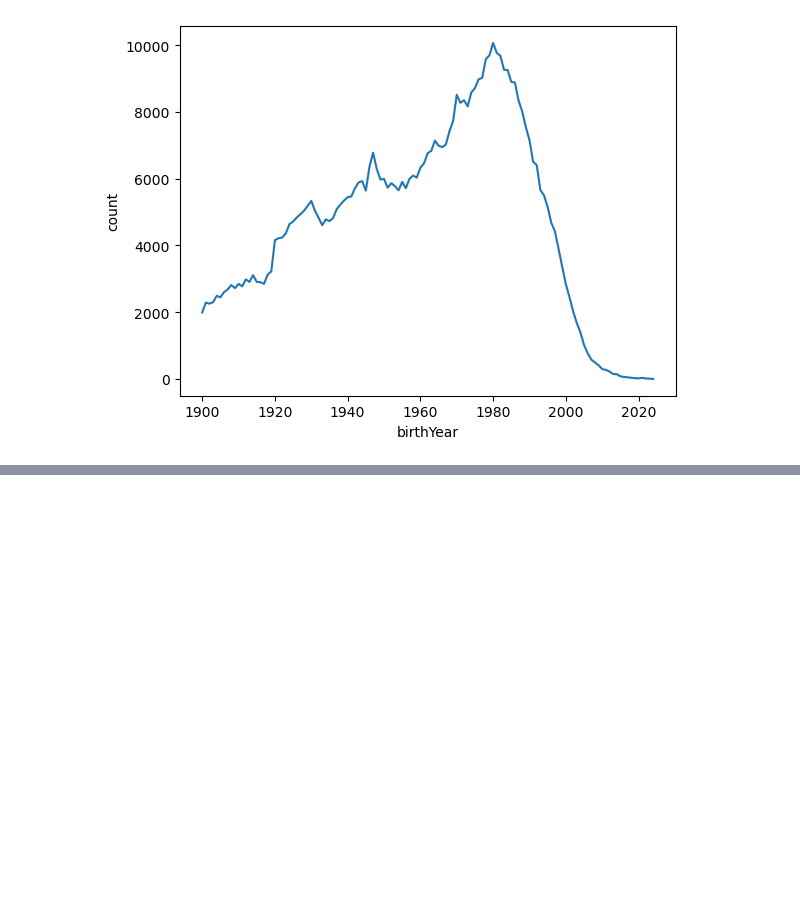
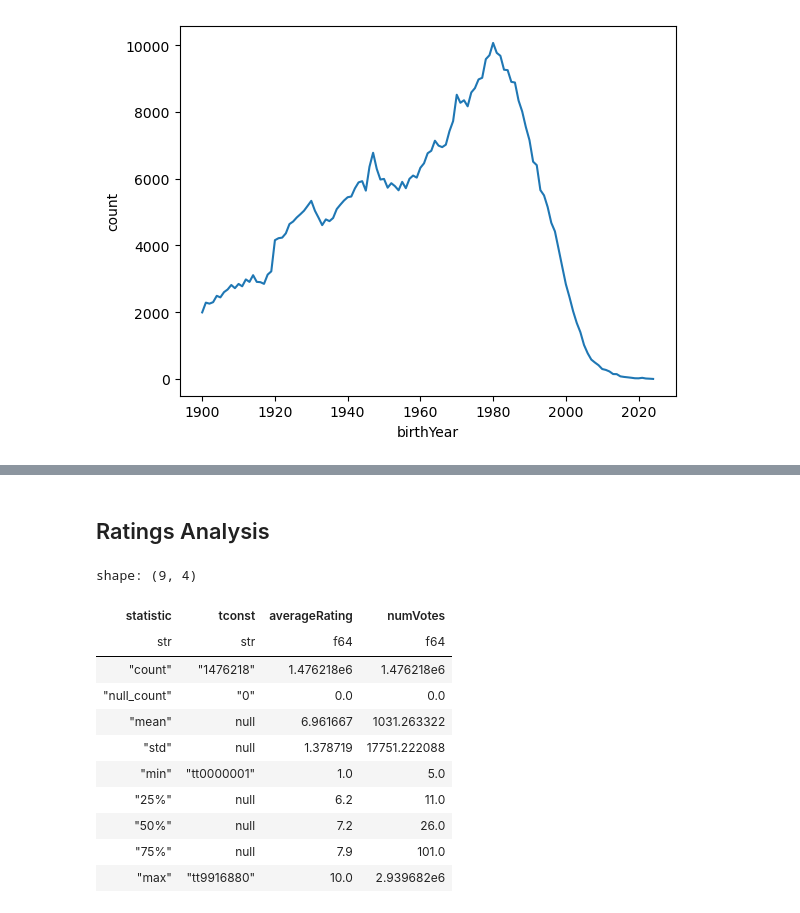
Before and after one commit to bradk54/IMDB_Fun, a Jupyter notebook: Notebooks/1_0_load_data.ipynb, the cells around one changed output, grey strips where cells are left out. Drawn from its saved outputs; the diff is of its cells as text; code cells hidden in the pictures; blank space fills up the shorter version.

```diff
--- a/Notebooks/1_0_load_data.ipynb
+++ b/Notebooks/1_0_load_data.ipynb
@@ -80,3 +84,5 @@ shape: (1, 7)
 | nconst | primaryName | birthYear | deathYear | primaryProfession | knownForTitles | __index_level_0__ |
 | str | str | i64 | i64 | str | str | i64 |
 | "nm0000093" | "Brad Pitt" | 1963 | 0 | "producer,actor,executive" | "tt0137523,tt0356910,tt0114746,… | 92 |
+# %% [markdown]
+## Ratings Analysis
@@ -82,0 +93,15 @@ shape: (1, 7)
+# %%
+ratings.describe()
+# %% [output]
+shape: (9, 4)
+| statistic | tconst | averageRating | numVotes |
+| str | str | f64 | f64 |
+| "count" | "1476218" | 1.476218e6 | 1.476218e6 |
+| "null_count" | "0" | 0.0 | 0.0 |
+| "mean" | null | 6.961667 | 1031.263322 |
+| "std" | null | 1.378719 | 17751.222088 |
+| "min" | "tt0000001" | 1.0 | 5.0 |
+| "25%" | null | 6.2 | 11.0 |
+| "50%" | null | 7.2 | 26.0 |
+| "75%" | null | 7.9 | 101.0 |
+| "max" | "tt9916880" | 10.0 | 2.939682e6 |
```
Also changed, not shown: parts of 11 cells of this notebook, 1 other file.
